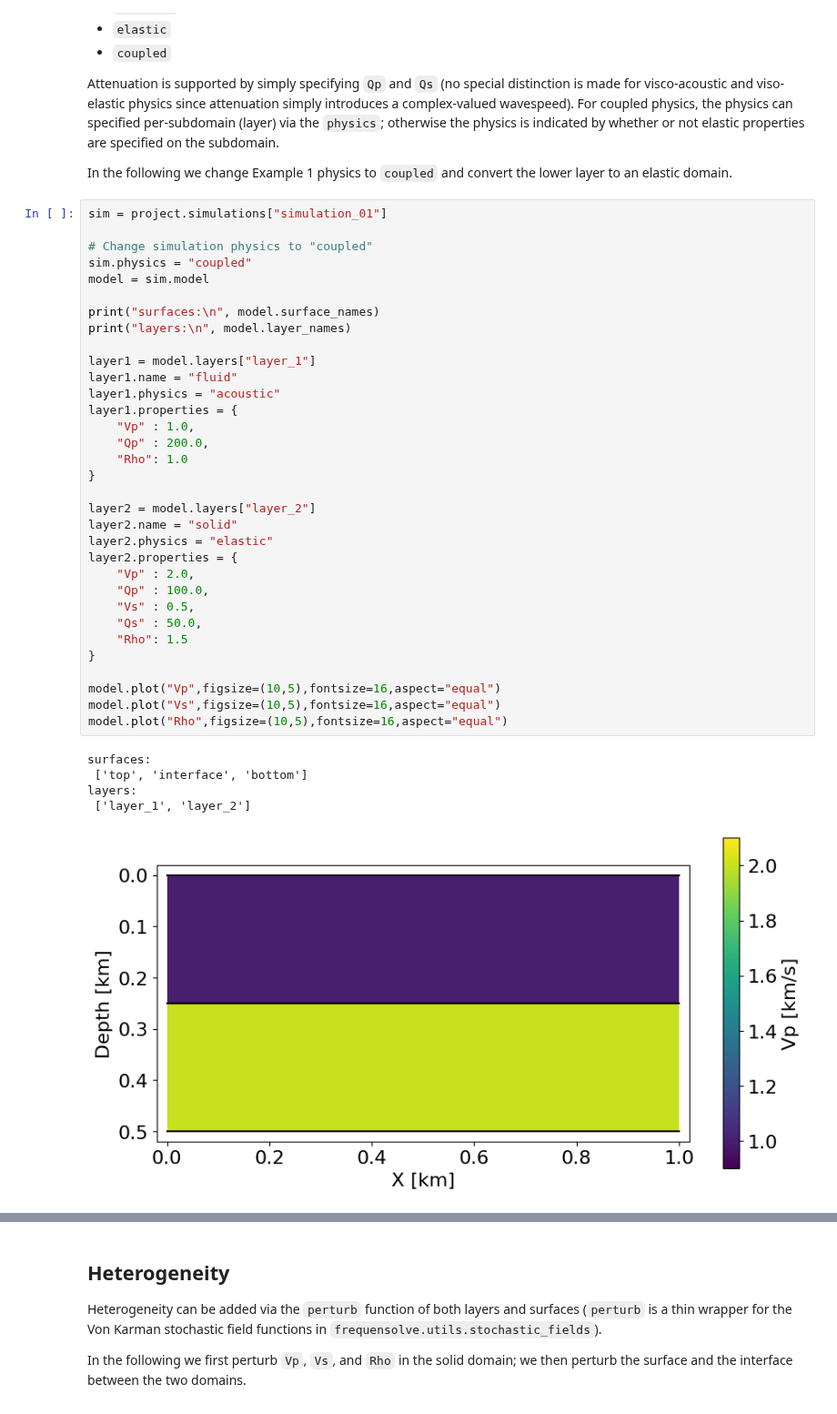
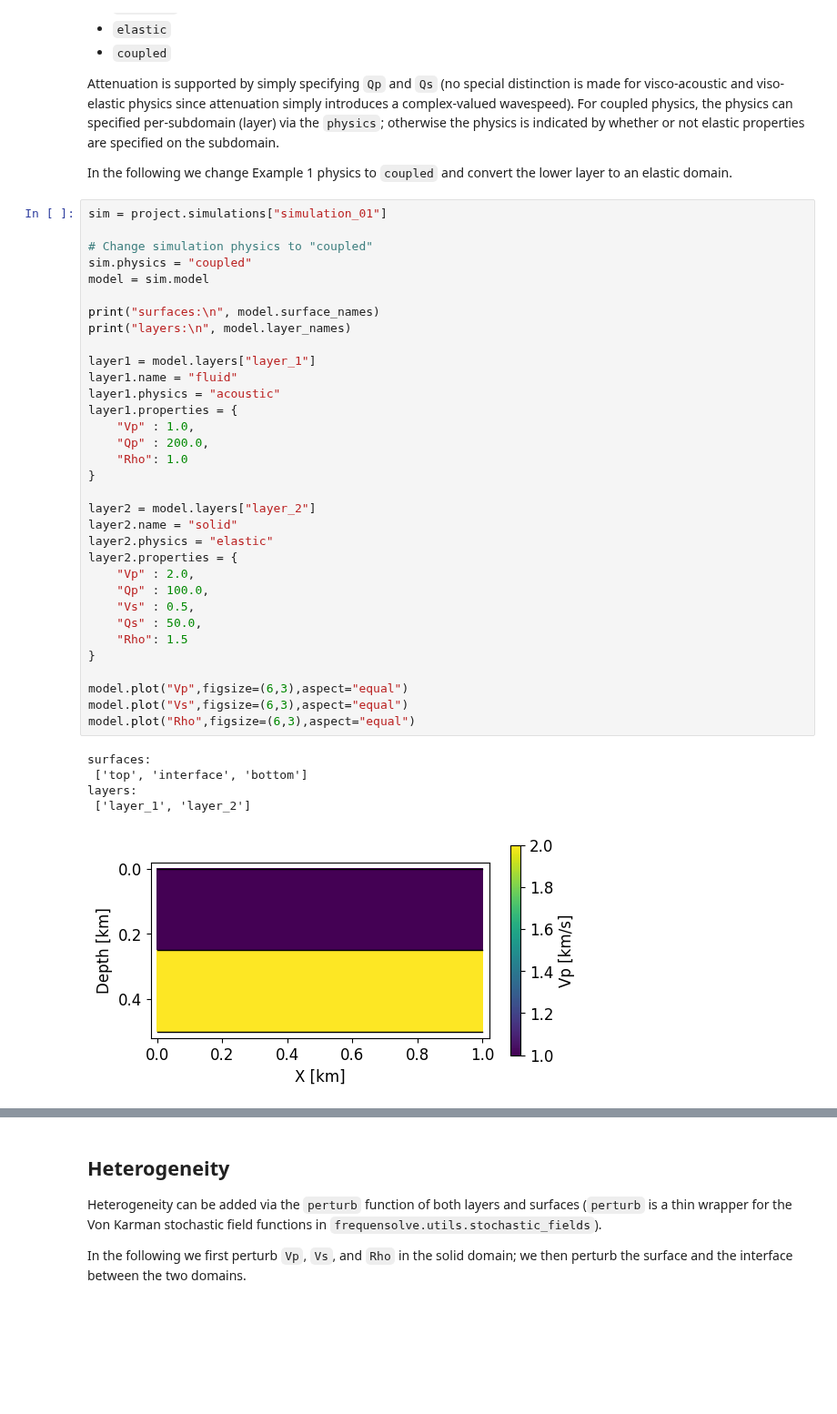
Before and after one commit to FrequenSol/FrequenSolve, a Jupyter notebook: examples/ex02_coupled.ipynb, the cells around one changed output, grey strips where cells are left out. Shown at 91% size. Drawn from its saved outputs; the diff is of its cells as text; blank space fills up the shorter version.

```diff
--- a/examples/ex02_coupled.ipynb
+++ b/examples/ex02_coupled.ipynb
@@ -36,34 +36,34 @@ sim.physics = "coupled"
 model = sim.model
 
 print("surfaces:\n", model.surface_names)
 print("layers:\n", model.layer_names)
 
 layer1 = model.layers["layer_1"]
 layer1.name = "fluid"
 layer1.physics = "acoustic"
 layer1.properties = {
     "Vp" : 1.0,
     "Qp" : 200.0,
     "Rho": 1.0
 }
 
 layer2 = model.layers["layer_2"]
 layer2.name = "solid"
 layer2.physics = "elastic"
 layer2.properties = {
     "Vp" : 2.0,
     "Qp" : 100.0,
     "Vs" : 0.5,
     "Qs" : 50.0,
     "Rho": 1.5
 }
 
-model.plot("Vp",figsize=(10,5),fontsize=16,aspect="equal")
-model.plot("Vs",figsize=(10,5),fontsize=16,aspect="equal")
-model.plot("Rho",figsize=(10,5),fontsize=16,aspect="equal")
+model.plot("Vp",figsize=(6,3),aspect="equal")
+model.plot("Vs",figsize=(6,3),aspect="equal")
+model.plot("Rho",figsize=(6,3),aspect="equal")
 # %% [output]
 surfaces:
  ['top', 'interface', 'bottom']
 layers:
  ['layer_1', 'layer_2']
-[figure, old version]
+[figure, new version]
```
Also changed, not shown: parts of 4 cells of this notebook, 8 other files.
